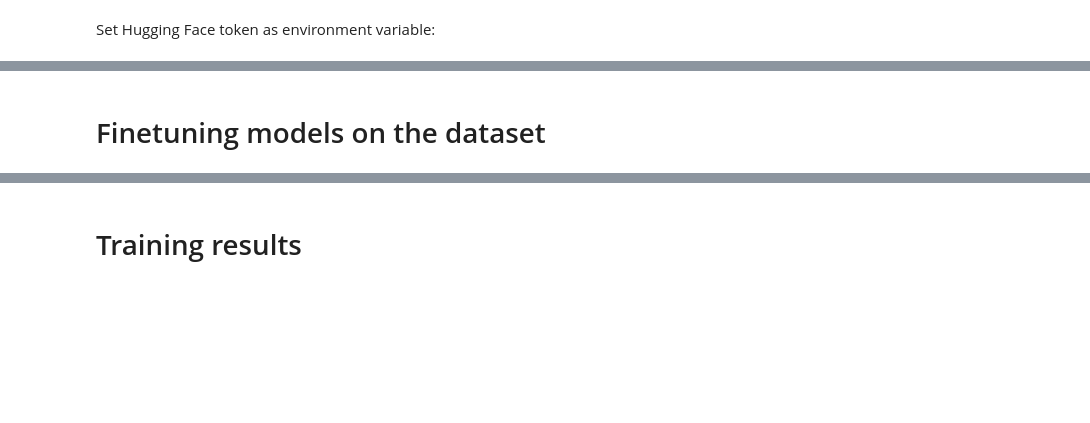
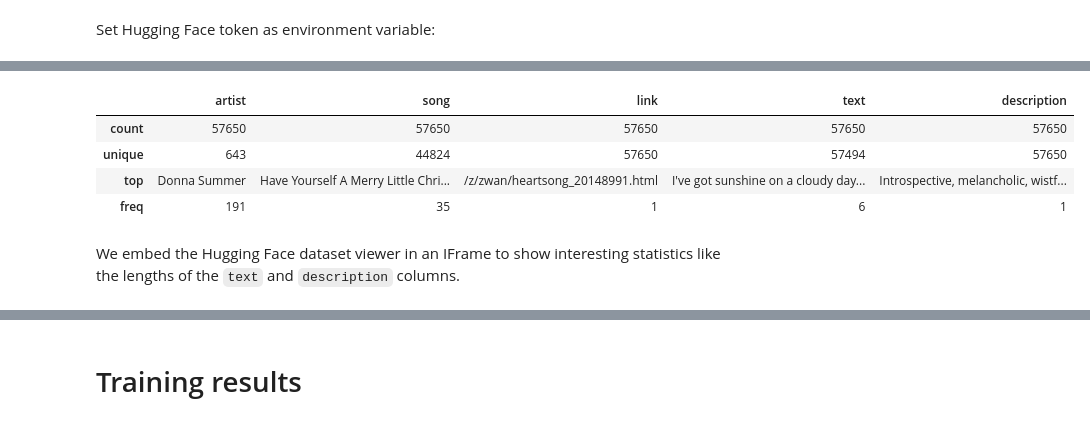
Before and after one commit to Ilyes2000/Text-Generation-and-Chatbot-for-Song-Lyrics, a Jupyter notebook: Song_lyrics_generation.ipynb, the cells around one changed output, grey strips where cells are left out. Saved outputs shown, nothing was run; the diff lists cells and outputs as text; code cells hidden in the pictures; blank space fills up the shorter version.

```diff
--- a/Song_lyrics_generation.ipynb
+++ b/Song_lyrics_generation.ipynb
@@ -141,2 +203,10 @@ pd.DataFrame(dataset)
-# %% [markdown]
-# Finetuning models on the dataset
+# %%
+dataset.describe()
+# %% [output]
+|  | artist | song | link | text | description |
+| count | 57650 | 57650 | 57650 | 57650 | 57650 |
+| unique | 643 | 44824 | 57650 | 57494 | 57650 |
+| top | Donna Summer | Have Yourself A Merry Little Chri... | /z/zwan/heartsong_20148991.html | I've got sunshine on a cloudy day... | Introspective, melancholic, wistf... |
+| freq | 191 | 35 | 1 | 6 | 1 |
+# %% [markdown]
+We embed the Hugging Face dataset viewer in an IFrame to show interesting statistics like the lengths of the `text` and `description` columns.
```
Also changed, not shown: parts of 35 cells of this notebook.
